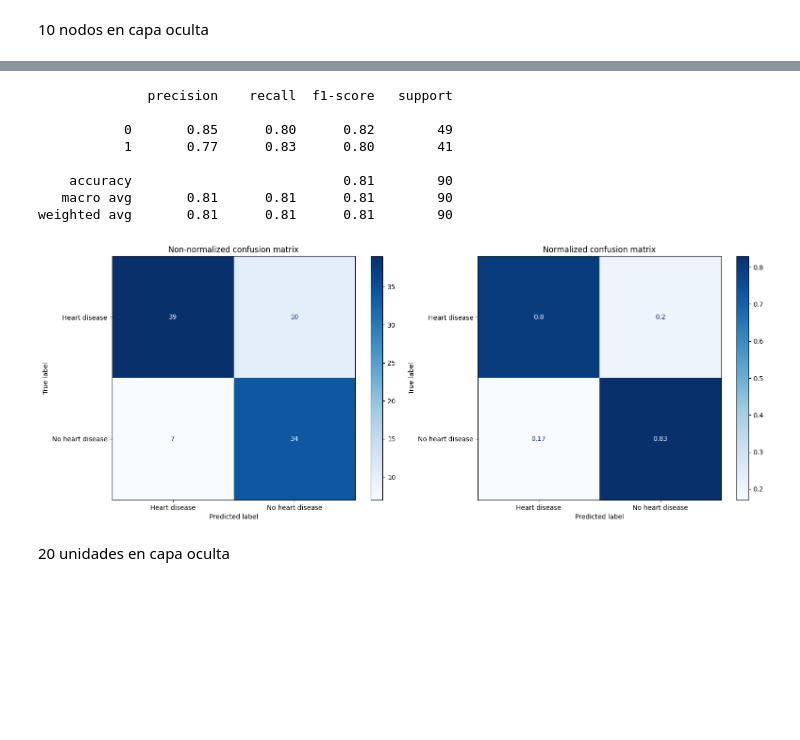
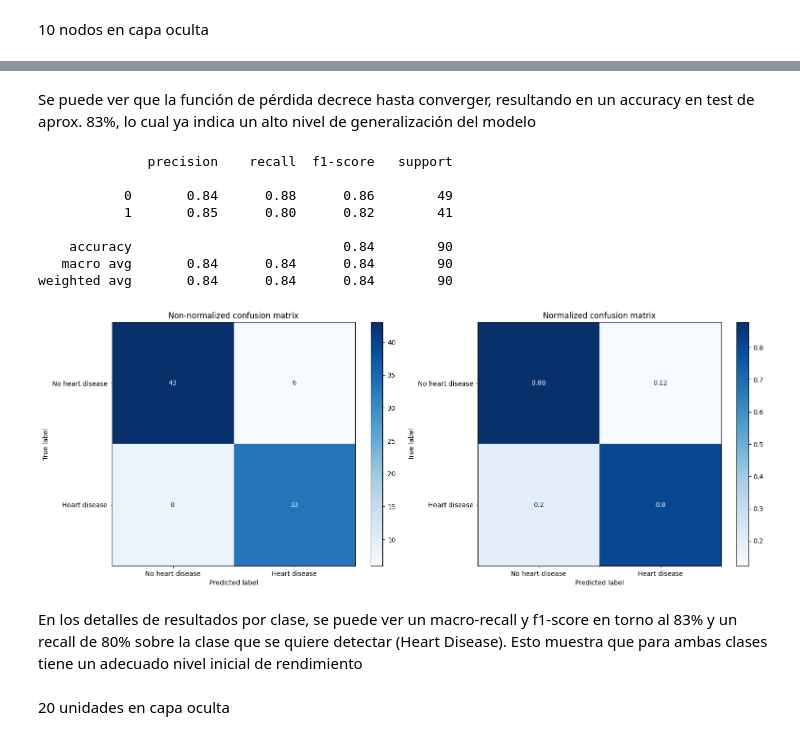
Before and after one commit to ceasoto/MLA_Clase01, a Jupyter notebook: Tarea_1_MLA.ipynb, the cells around one changed output, grey strips where cells are left out. Saved outputs shown, nothing was run; the diff lists cells and outputs as text; code cells hidden in the pictures; blank space fills up the shorter version.

```diff
--- a/Tarea_1_MLA.ipynb
+++ b/Tarea_1_MLA.ipynb
@@ -272,17 +279,23 @@ Test accuracy: 0.81
+# %% [markdown]
+Se puede ver que la función de pérdida decrece hasta converger, resultando en un accuracy en test de aprox. 83%, lo cual ya indica un alto nivel de generalización del modelo
 # %%
 test_predictions = (model.predict(X_test_scaled, verbose = 0) > 0.5).astype(int)
-custom_confusion_matrix(y_test, test_predictions, ['Heart disease', 'No heart disease'])
+custom_confusion_matrix(y_test, test_predictions, ['No heart disease', 'Heart disease'])
 print(classification_report(y_test, test_predictions))
 # %% [output]
               precision    recall  f1-score   support
 
-           0       0.85      0.80      0.82        49
-           1       0.77      0.83      0.80        41
+           0       0.84      0.88      0.86        49
+           1       0.85      0.80      0.82        41
 
-    accuracy                           0.81        90
-   macro avg       0.81      0.81      0.81        90
-weighted avg       0.81      0.81      0.81        90
+    accuracy                           0.84        90
+   macro avg       0.84      0.84      0.84        90
+weighted avg       0.84      0.84      0.84        90
-[figure, old version]
+[figure, new version]
+# %% [markdown]
+En los detalles de resultados por clase, se puede ver un macro-recall y f1-score en torno al 83% y
+un recall de 80% sobre la clase que se quiere detectar (Heart Disease). Esto muestra que para ambas
+clases tiene un adecuado nivel inicial de rendimiento
 # %% [markdown]
 20 unidades en capa oculta
 # %%
```
Also changed, not shown: parts of 8 cells of this notebook.
